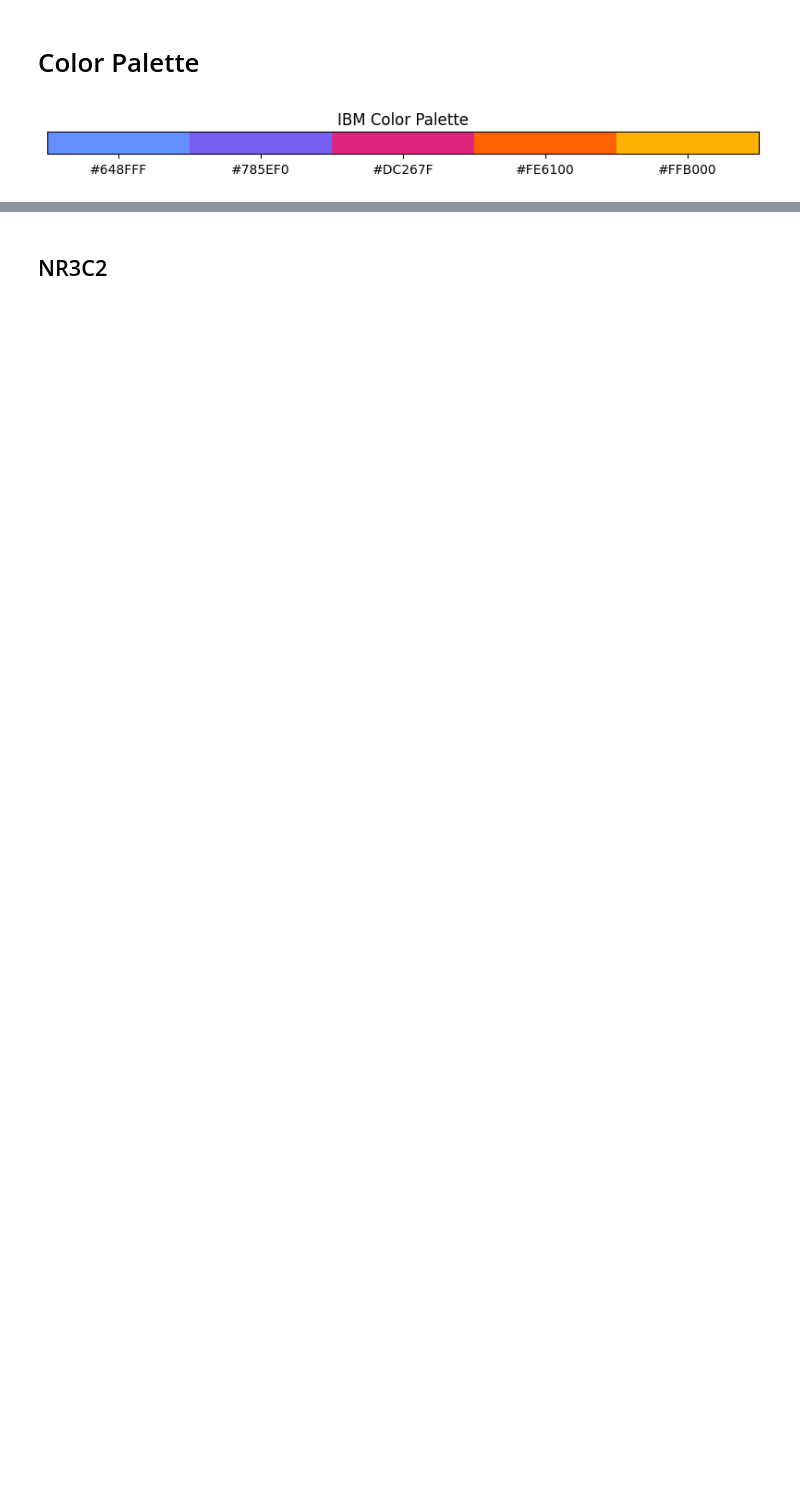
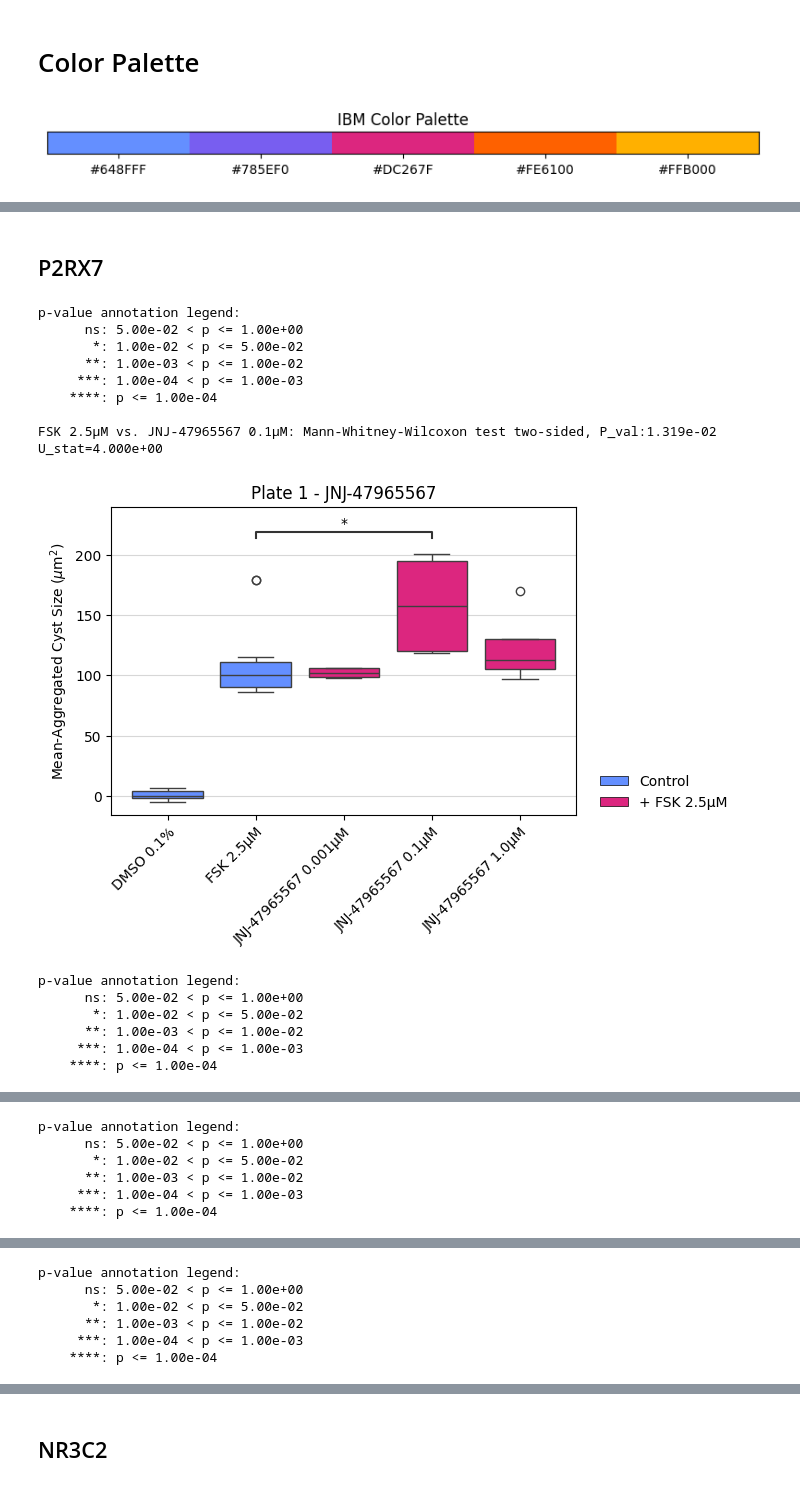
Before and after one commit to CDDLeiden/cyst-to-target-and-back, a Jupyter notebook: 03_Target_Validation/analysis.ipynb, the cells around one changed output, grey strips where cells are left out. Drawn from its saved outputs; the diff is of its cells as text; code cells hidden in the pictures; blank space fills up the shorter version.

```diff
--- a/03_Target_Validation/analysis.ipynb
+++ b/03_Target_Validation/analysis.ipynb
@@ -217,0 +151,22 @@ def plot_single_plate(compounds, plate_number, double_treat_cpd, stimulant_dose,
+# %% [markdown]
+## P2RX7
+# %%
+treatments = ["JNJ-47965567", "A-804598"]
+_ = box_mann_whitney_u_no_dt(df, treatments, 1, 2.5, figs_root=figs_root)
+_ = box_mann_whitney_u_no_dt(df, treatments, 1, 0.79, figs_root=figs_root)
+# %% [output]
+p-value annotation legend:
+      ns: 5.00e-02 < p <= 1.00e+00
+       *: 1.00e-02 < p <= 5.00e-02
+      **: 1.00e-03 < p <= 1.00e-02
+     ***: 1.00e-04 < p <= 1.00e-03
+    ****: p <= 1.00e-04
+
+FSK 2.5µM vs. JNJ-47965567 0.1µM: Mann-Whitney-Wilcoxon test two-sided, P_val:1.319e-02 U_stat=4.000e+00
+[figure, added]
+p-value annotation legend:
+      ns: 5.00e-02 < p <= 1.00e+00
+       *: 1.00e-02 < p <= 5.00e-02
+      **: 1.00e-03 < p <= 1.00e-02
+     ***: 1.00e-04 < p <= 1.00e-03
+    ****: p <= 1.00e-04
@@ -217,0 +174,6 @@ def plot_single_plate(compounds, plate_number, double_treat_cpd, stimulant_dose,
+p-value annotation legend:
+      ns: 5.00e-02 < p <= 1.00e+00
+       *: 1.00e-02 < p <= 5.00e-02
+      **: 1.00e-03 < p <= 1.00e-02
+     ***: 1.00e-04 < p <= 1.00e-03
+    ****: p <= 1.00e-04
@@ -217,0 +181,6 @@ def plot_single_plate(compounds, plate_number, double_treat_cpd, stimulant_dose,
+p-value annotation legend:
+      ns: 5.00e-02 < p <= 1.00e+00
+       *: 1.00e-02 < p <= 5.00e-02
+      **: 1.00e-03 < p <= 1.00e-02
+     ***: 1.00e-04 < p <= 1.00e-03
+    ****: p <= 1.00e-04
```
Also changed, not shown: parts of 31 cells of this notebook.
